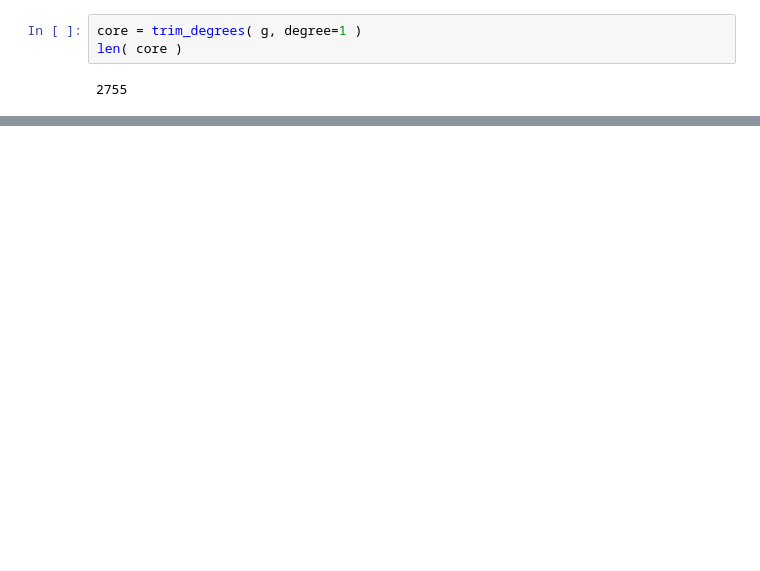
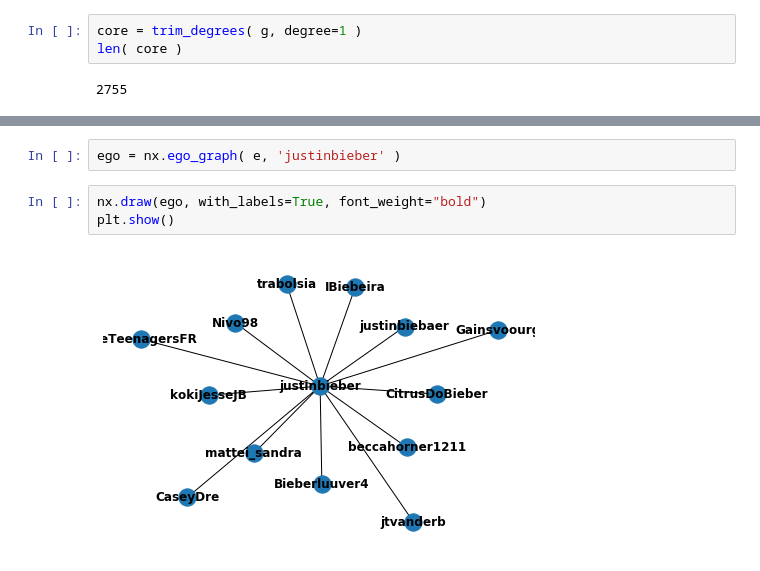
Before and after one commit to SmilodonCub/DATA620, a Jupyter notebook: Social_Network_Analysis_4Startups.ipynb, the cells around one changed output, grey strips where cells are left out. Cells and saved outputs as stored; diff of their text form; blank space fills up the shorter version.

```diff
--- a/Social_Network_Analysis_4Startups.ipynb
+++ b/Social_Network_Analysis_4Startups.ipynb
@@ -533,0 +592,7 @@ pr = nx.pagerank( G2 )
+# %%
+ego = nx.ego_graph( e, 'justinbieber' )
+# %%
+nx.draw(ego, with_labels=True, font_weight="bold")
+plt.show()
+# %% [output]
+[figure, added]
```
Also changed, not shown: parts of 62 cells of this notebook.
